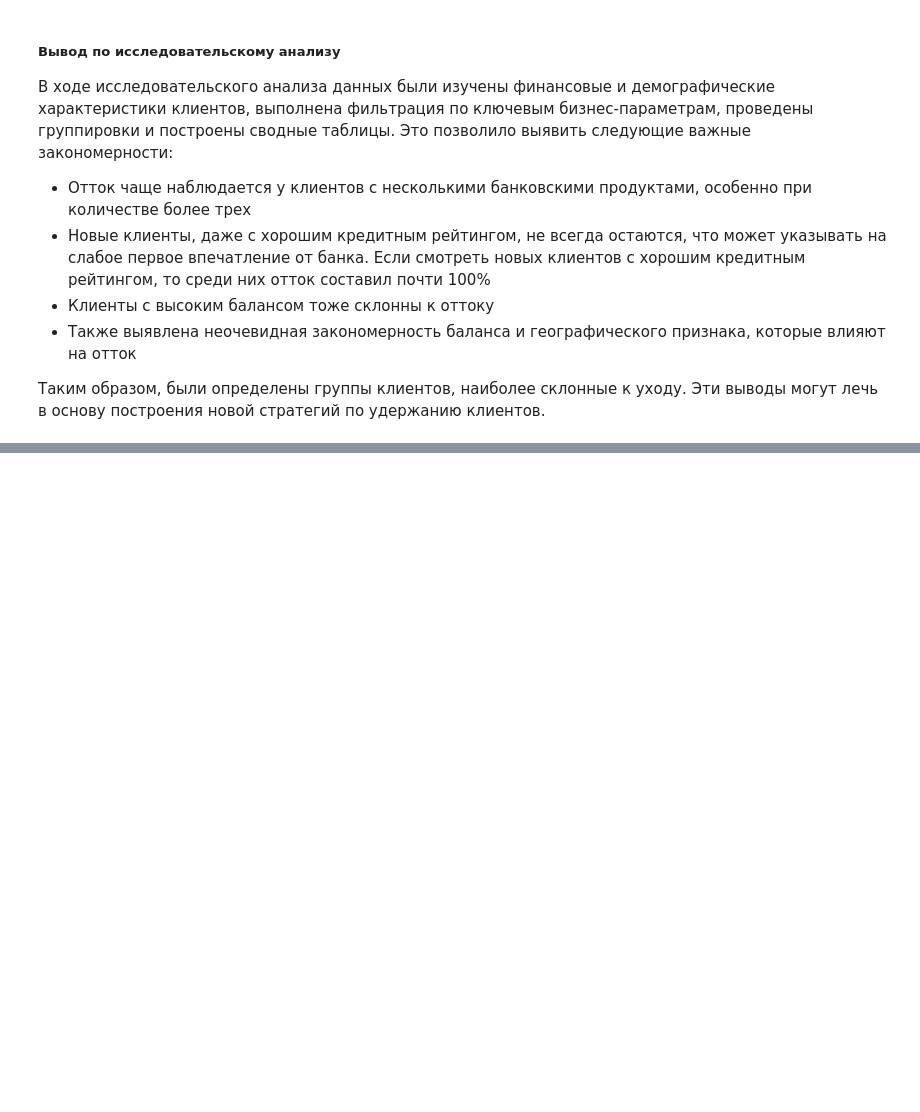
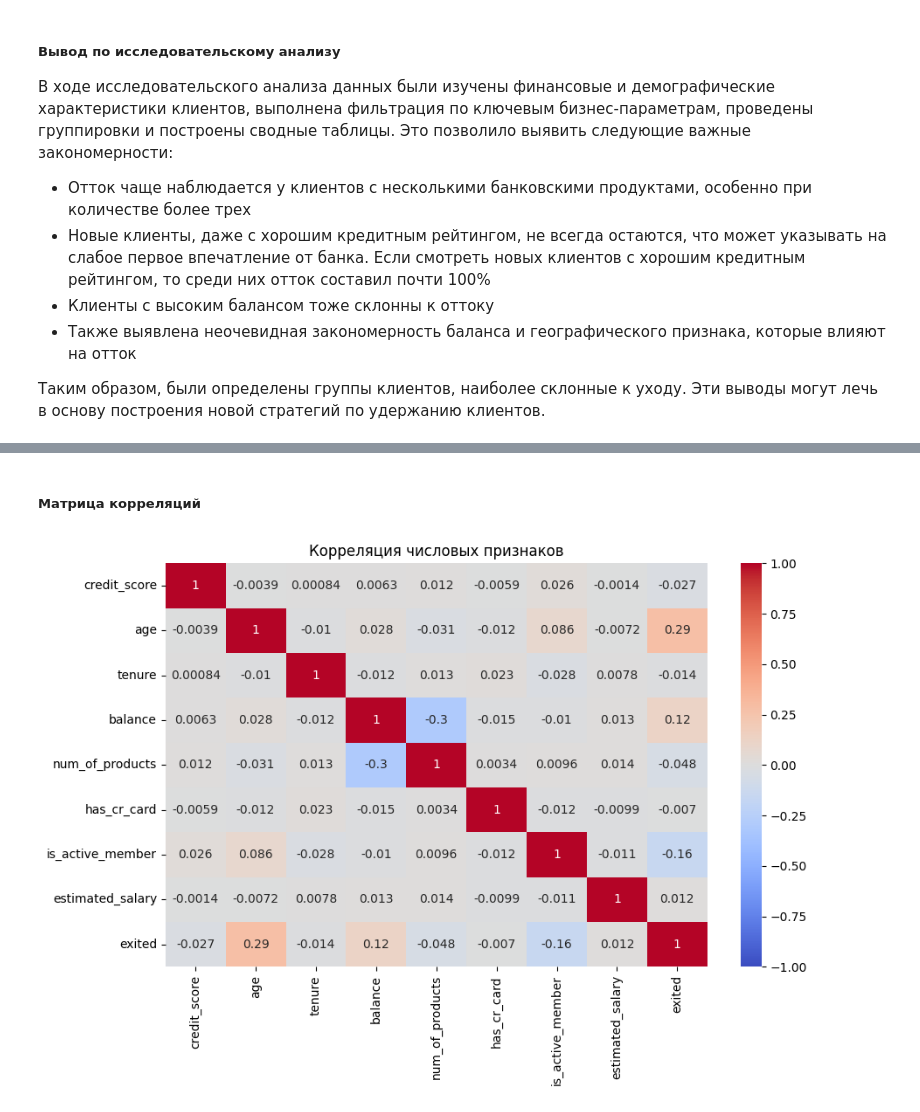
Before and after one commit to Klayksa/bank-churn, a Jupyter notebook: src/bank-churn.ipynb, the cells around one changed output, grey strips where cells are left out. Drawn from its saved outputs; the diff is of its cells as text; code cells hidden in the pictures; blank space fills up the shorter version.

```diff
--- a/src/bank-churn.ipynb
+++ b/src/bank-churn.ipynb
@@ -708,0 +1589,10 @@ range_balance["geography"].value_counts()
+# %% [markdown]
+##### Матрица корреляций
+# %%
+corr = dataset.corr(numeric_only=True)
+plt.figure(figsize=(10, 6))
+sns.heatmap(corr, annot=True, cmap="coolwarm", vmin=-1, vmax=1)
+plt.title("Корреляция числовых признаков")
+plt.show()
+# %% [output]
+[figure, added]
```
Also changed, not shown: parts of 97 cells of this notebook, 2 other files.
